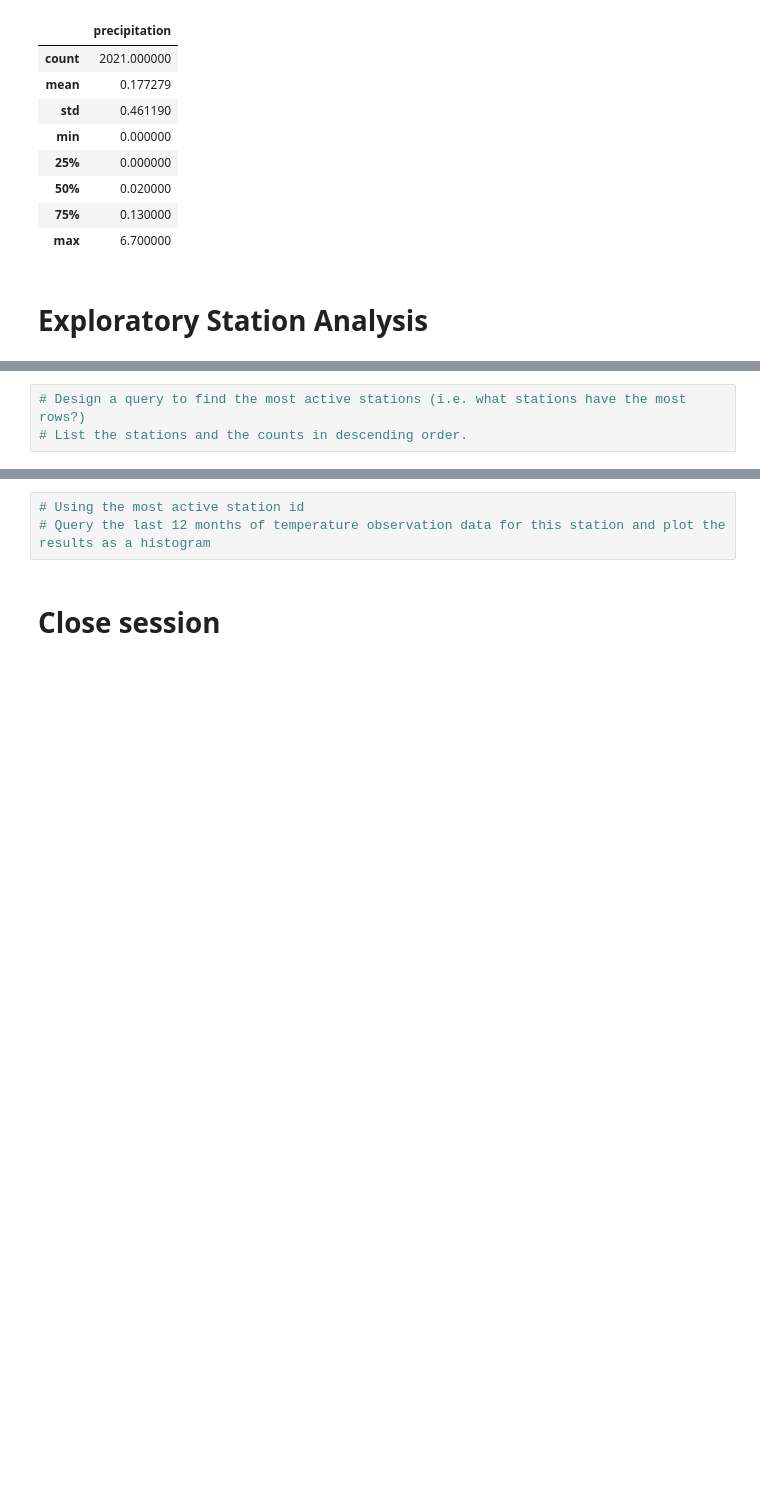
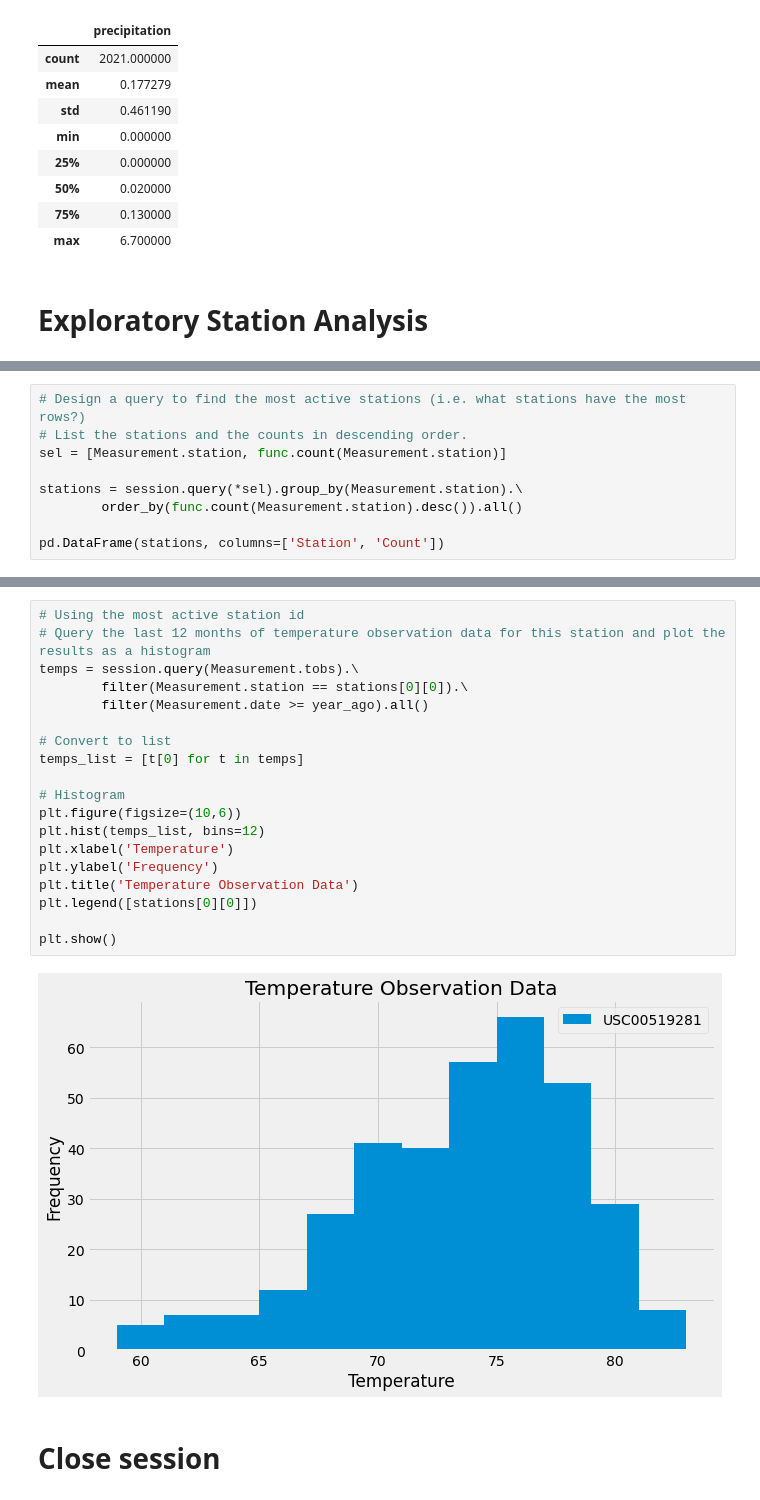
Before and after one commit to esalgado28/Hawaii-weather-analysis, a Jupyter notebook: climate_analysis.ipynb, the cells around one changed output, grey strips where cells are left out. Cells and saved outputs as stored; diff of their text form; blank space fills up the shorter version.

```diff
--- a/climate_starter.ipynb
+++ b/climate_analysis.ipynb
@@ -104,3 +107,9 @@ df.describe()
 # %%
 # Design a query to find the most active stations (i.e. what stations have the most rows?)
 # List the stations and the counts in descending order.
+sel = [Measurement.station, func.count(Measurement.station)]
+
+stations = session.query(*sel).group_by(Measurement.station).\
+        order_by(func.count(Measurement.station).desc()).all()
+
+pd.DataFrame(stations, columns=['Station', 'Count'])
@@ -109,6 +140,24 @@ df.describe()
 # %%
 # Using the most active station id
 # Query the last 12 months of temperature observation data for this station and plot the results as a histogram
+temps = session.query(Measurement.tobs).\
+        filter(Measurement.station == stations[0][0]).\
+        filter(Measurement.date >= year_ago).all()
+
+# Convert to list
+temps_list = [t[0] for t in temps]
+
+# Histogram
+plt.figure(figsize=(10,6))
+plt.hist(temps_list, bins=12)
+plt.xlabel('Temperature')
+plt.ylabel('Frequency')
+plt.title('Temperature Observation Data')
+plt.legend([stations[0][0]])
+
+plt.show()
+# %% [output]
+[figure, added]
 # %% [markdown]
 # Close session
 # %%
```
Also changed, not shown: parts of 4 cells of this notebook.
